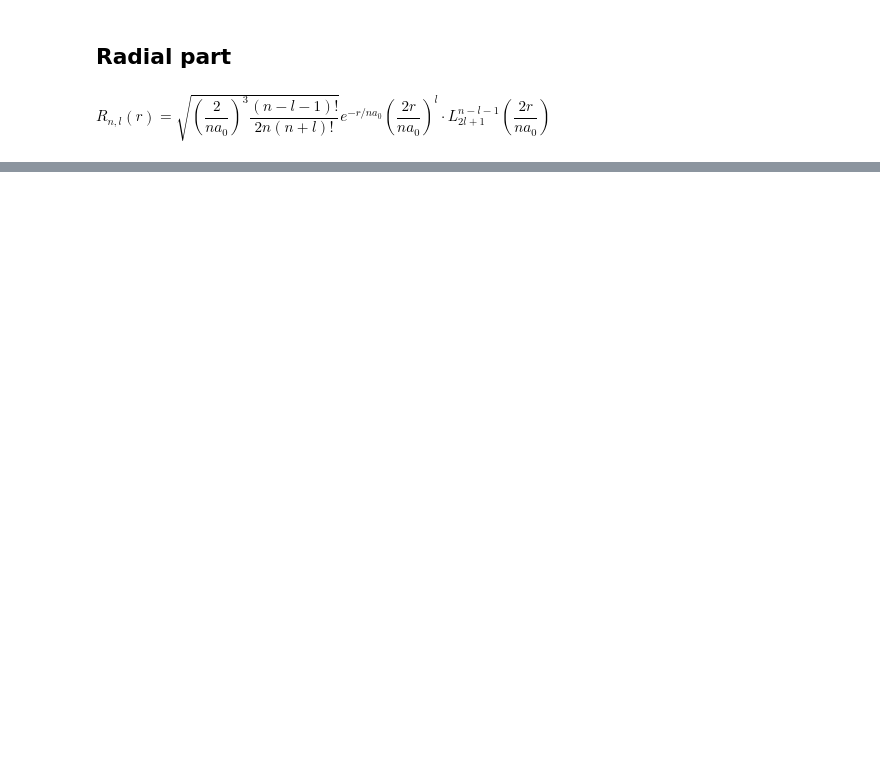
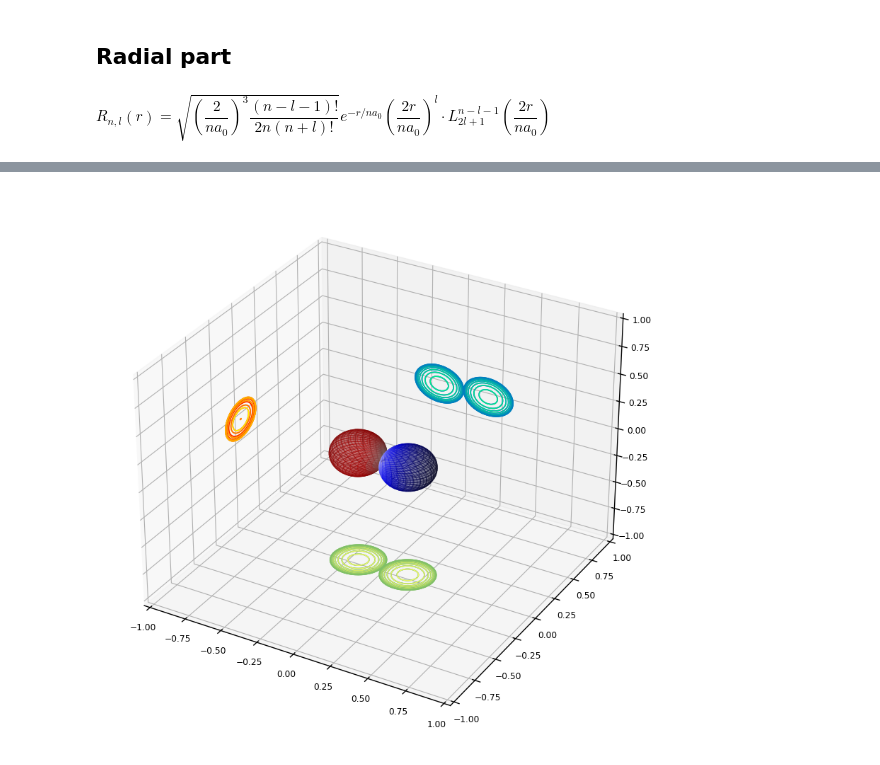
Before and after one commit to KemalOenen/physics-3-lecture, a Jupyter notebook: Blatt 9/Hydrogen.ipynb, the cells around one changed output, grey strips where cells are left out. Cells and saved outputs as stored; diff of their text form; code cells hidden in the pictures; blank space fills up the shorter version.

```diff
--- a/Blatt 9/Hydrogen.ipynb
+++ b/Blatt 9/Hydrogen.ipynb
@@ -44,0 +90,47 @@ plt.grid('True')
+# %%
+def psi_ang(phi,theta,l=0,m=0):
+
+    sphHarm = spe.sph_harm(m,l,phi,theta)
+
+    return sphHarm.real
+# %%
+phi, theta = np.linspace(0, np.pi, 100), np.linspace(0, 2*np.pi, 100)
+
+phi, theta = np.meshgrid(phi, theta)
+
+Ylm = psi_ang(theta,phi,l=1,m=1)
+# %%
+x = np.sin(phi) * np.cos(theta) * abs(Ylm)
+y = np.sin(phi) * np.sin(theta) * abs(Ylm)
+z = np.cos(phi) * abs(Ylm)
+# %%
+'''Set up the 3D Canvas'''
+
+fig = plt.figure(figsize=(10,10))
+ax = fig.add_subplot(111, projection='3d')
+
+''' Normalize color bar to [0,1] scale'''
+
+fcolors = (Ylm - Ylm.min())/(Ylm.max() - Ylm.min())
+
+'''Make 3D plot of real part of spherical harmonic'''
+
+ax.plot_surface(x, y, z, facecolors=cm.seismic(fcolors), alpha=0.3)
+
+
+''' Project 3D plot onto 2D planes'''
+
+cset = ax.contour(x, y, z,20, zdir='z',offset = -1, cmap='summer')
+cset = ax.contour(x, y, z,20, zdir='y',offset =  1, cmap='winter' )
+cset = ax.contour(x, y, z,20, zdir='x',offset = -1, cmap='autumn')
+
+
+''' Set axes limit to keep aspect ratio 1:1:1 '''
+
+ax.set_xlim(-1, 1)
+ax.set_ylim(-1, 1)
+ax.set_zlim(-1, 1)
+
+plt.savefig("Y_1_1.png", dpi=500)
+# %% [output]
+[figure, added]
```
Also changed, not shown: parts of 7 cells of this notebook, 1 other file.
